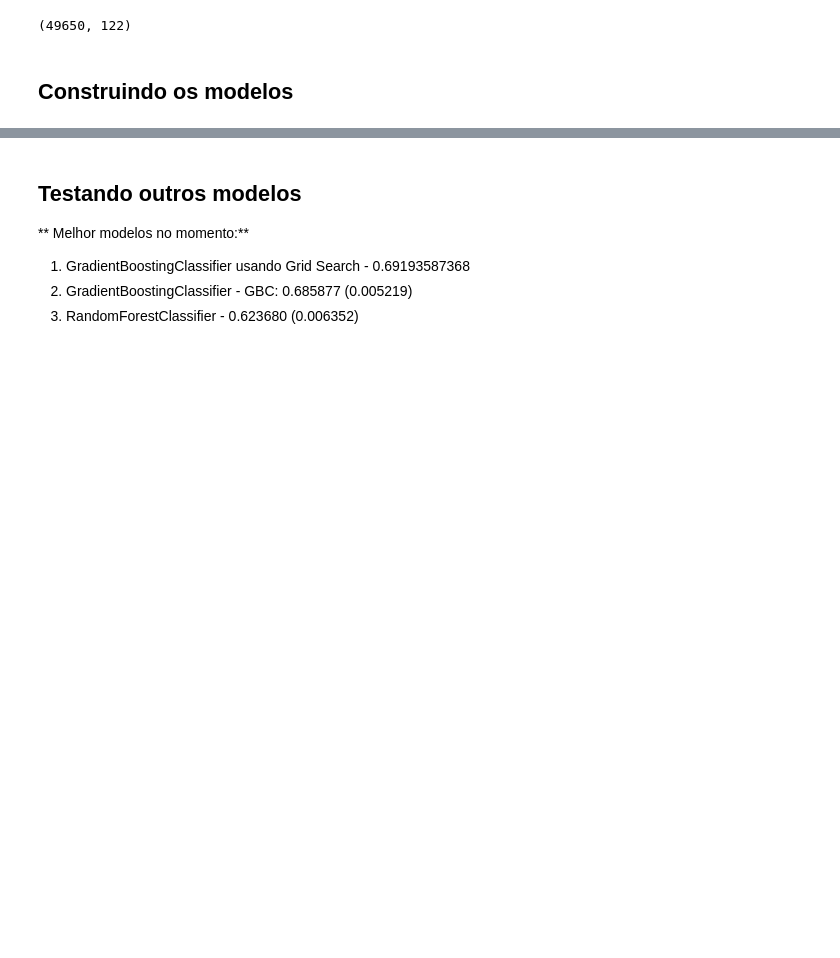
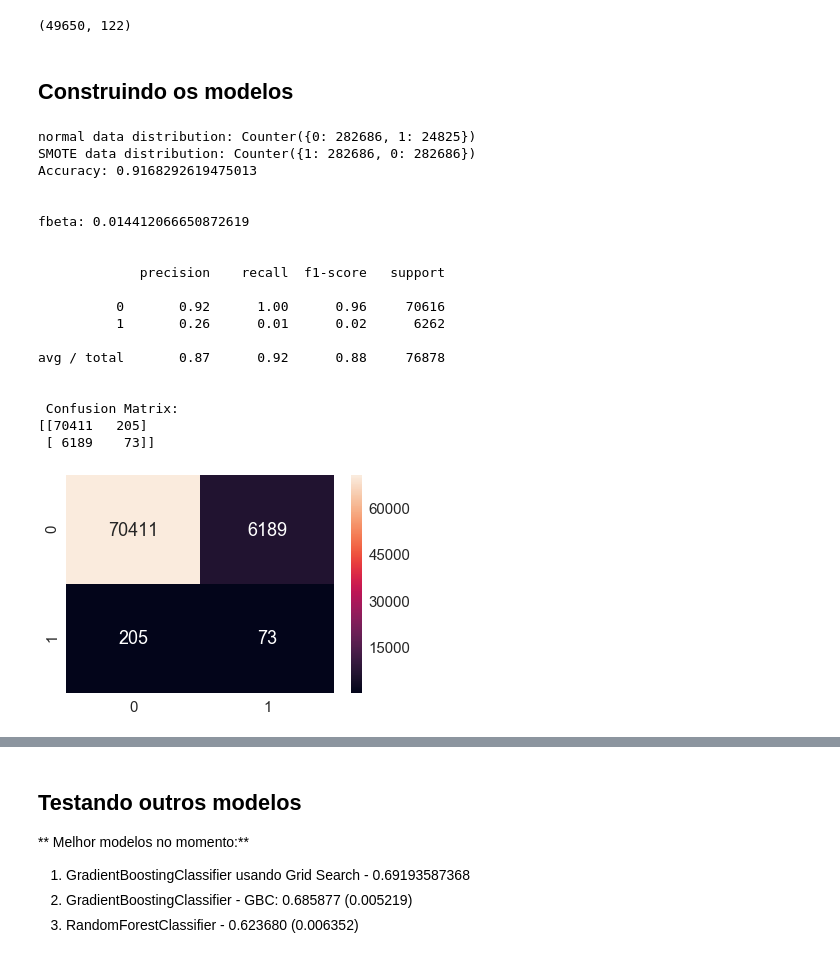
Before and after one commit to balbidatascience/kaggle-home-credit-risk, a Jupyter notebook: Kernel.ipynb, the cells around one changed output, grey strips where cells are left out. Saved outputs shown, nothing was run; the diff lists cells and outputs as text; code cells hidden in the pictures; blank space fills up the shorter version.

```diff
--- a/Kernel.ipynb
+++ b/Kernel.ipynb
@@ -579,3 +630,74 @@ df_upsampled = pd.concat([df_majority, df_minority_upsampled])
 df_upsampled.TARGET.value_counts()
 # %% [markdown]
 ## Construindo os modelos
+# %%
+## ESTOU AQUI!!!
+from imblearn.pipeline import make_pipeline as make_pipeline_imb
+from imblearn.over_sampling import SMOTE
+from sklearn.pipeline import make_pipeline
+from imblearn.metrics import classification_report_imbalanced
+from sklearn import model_selection
+from collections import Counter
+
+classifier = RandomForestClassifier
+
+# Com os dados train unbalanced
+X = train.drop(['SK_ID_CURR', 'TARGET'], axis=1)
+Y = train['TARGET']
+
+teste_size = 0.3
+seed = 2018
+
+X_train, X_test, Y_train, Y_test = model_selection. \
+                                        train_test_split(X, Y,
+                                                         test_size= teste_size,
+                                                         random_state = seed)
+
+# build model with SMOTE imblearn
+smote_pipeline = make_pipeline_imb(SMOTE(random_state=4),
+                               classifier(random_state=42))
+
+smote_model = smote_pipeline.fit(X_train, Y_train)
+smote_prediction = smote_model.predict(X_test)
+
+#Showing the diference before and after the transformation used
+print("normal data distribution: {}".format(Counter(Y)))
+X_smote, y_smote = SMOTE().fit_sample(X, Y)
+print("SMOTE data distribution: {}".format(Counter(y_smote)))
+
+# Verificaar os resultados obtidos
+print('Accuracy: {}'.format(accuracy_score(Y_test,smote_prediction)))
+print("\n")
+print('fbeta: {}'.format(fbeta_score(Y_test, smote_prediction, beta=2)))
+print("\n")
+print(classification_report(Y_test, smote_prediction))
+
+print("\n Confusion Matrix:")
+print(confusion_matrix(Y_test, smote_prediction))
+
+#Plot the confusion matrix
+sns.set(font_scale=1.5)
+cm = confusion_matrix(smote_prediction, Y_test)
+sns.heatmap(cm, annot=True, fmt='g')
+plt.show()
+# %% [output]
+normal data distribution: Counter({0: 282686, 1: 24825})
+SMOTE data distribution: Counter({1: 282686, 0: 282686})
+Accuracy: 0.9168292619475013
+
+
+fbeta: 0.014412066650872619
+
+
+             precision    recall  f1-score   support
+
+          0       0.92      1.00      0.96     70616
+          1       0.26      0.01      0.02      6262
+
+avg / total       0.87      0.92      0.88     76878
+
+
+ Confusion Matrix:
+[[70411   205]
+ [ 6189    73]]
+[figure, added]
```
Also changed, not shown: parts of 14 cells of this notebook.
